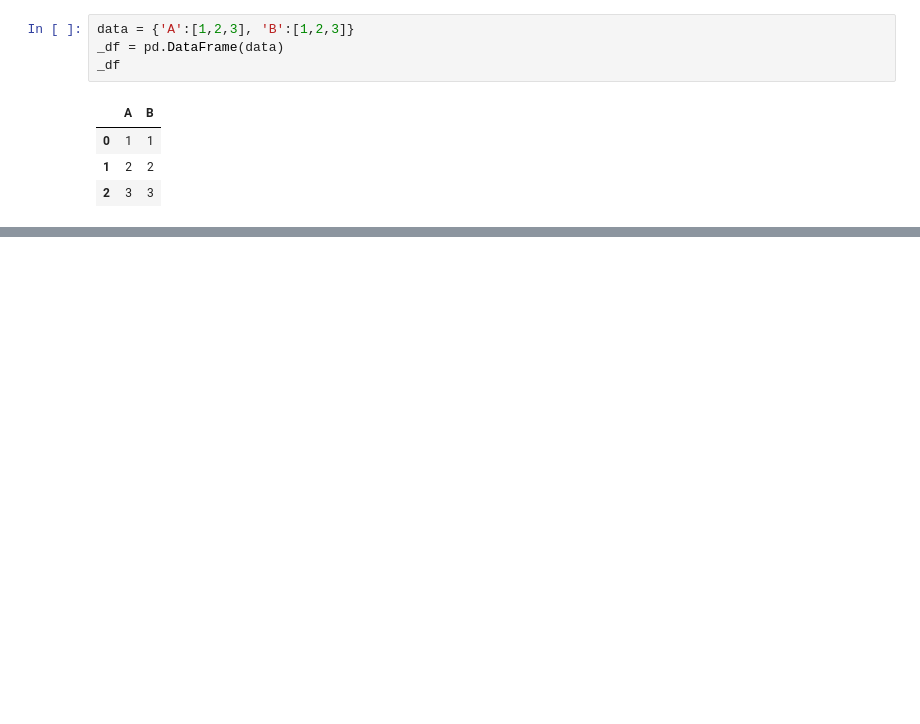
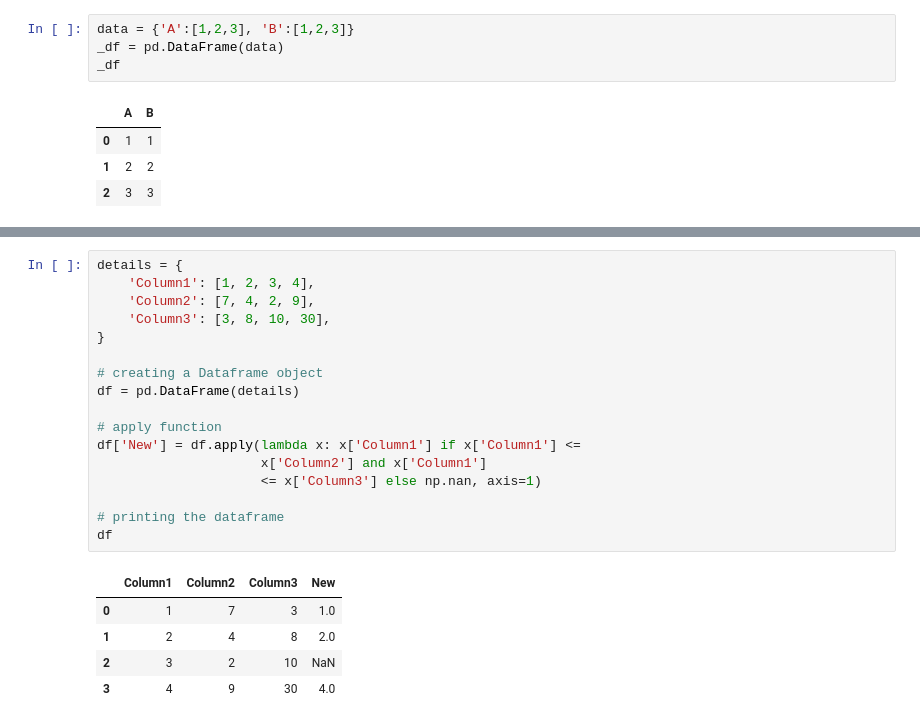
Before and after one commit to alexaugusto23/python_developer, a Jupyter notebook: Planejamento - Lógicas/Scripts e Notebooks/logicas_pyplan.ipynb, the cells around one changed output, grey strips where cells are left out. Drawn from its saved outputs; the diff is of its cells as text; blank space fills up the shorter version.

```diff
--- a/Planejamento - Lógicas/Scripts e Notebooks/logicas_pyplan.ipynb
+++ b/Planejamento - Lógicas/Scripts e Notebooks/logicas_pyplan.ipynb
@@ -1762,0 +1809,23 @@ _df
+# %%
+details = {
+    'Column1': [1, 2, 3, 4],
+    'Column2': [7, 4, 2, 9],
+    'Column3': [3, 8, 10, 30],
+}
+
+# creating a Dataframe object
+df = pd.DataFrame(details)
+
+# apply function
+df['New'] = df.apply(lambda x: x['Column1'] if x['Column1'] <=
+                     x['Column2'] and x['Column1']
+                     <= x['Column3'] else np.nan, axis=1)
+
+# printing the dataframe
+df
+# %% [output]
+|  | Column1 | Column2 | Column3 | New |
+| 0 | 1 | 7 | 3 | 1.0 |
+| 1 | 2 | 4 | 8 | 2.0 |
+| 2 | 3 | 2 | 10 | NaN |
+| 3 | 4 | 9 | 30 | 4.0 |
```
Also changed, not shown: parts of 6 cells of this notebook.
